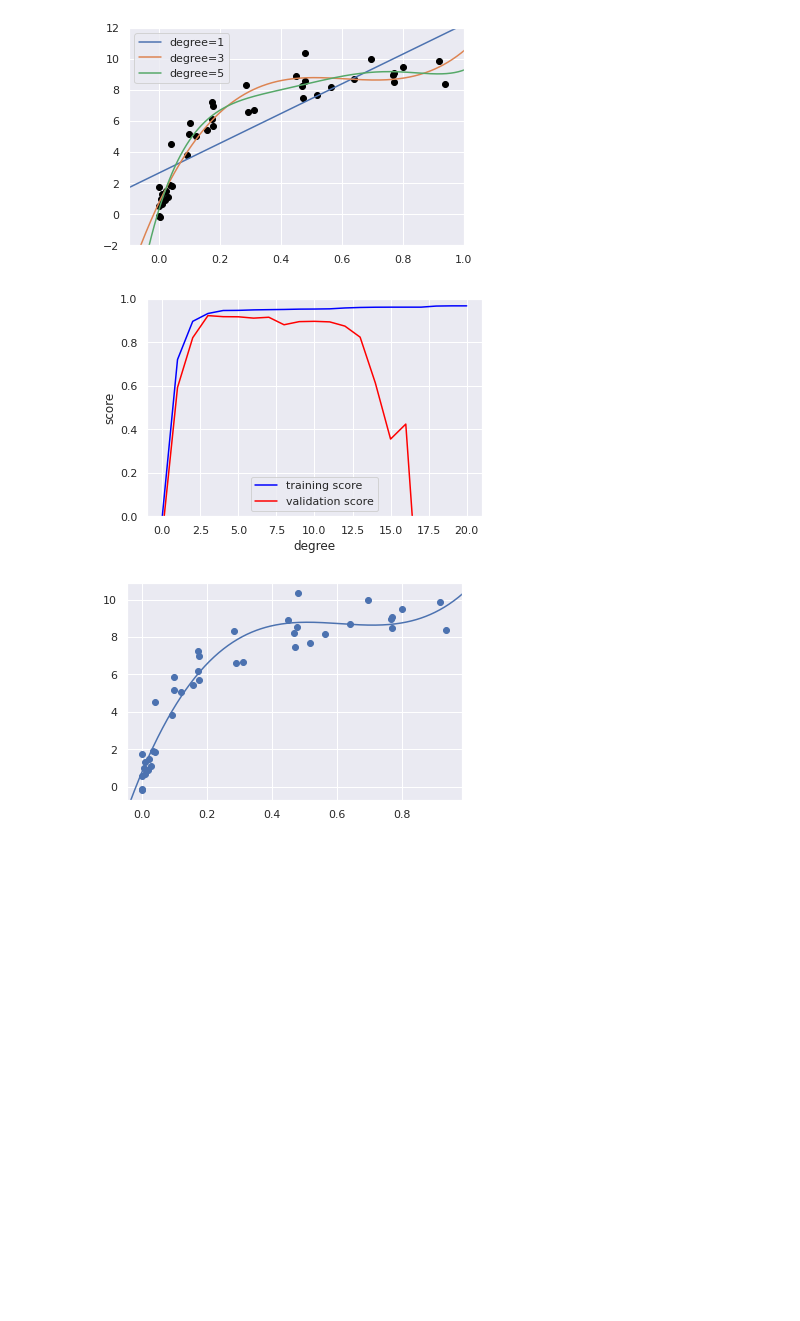
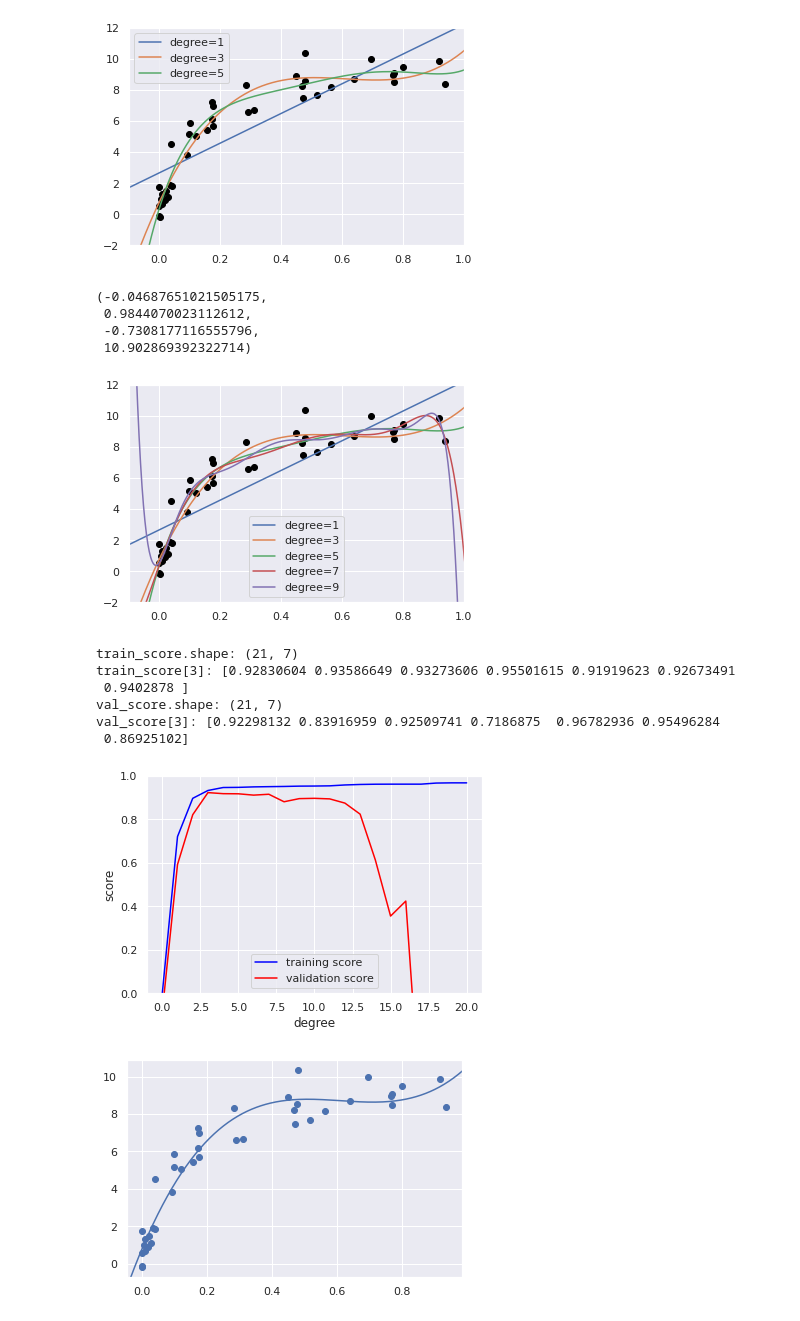
Before and after one commit to finesketch/data_science, a Jupyter notebook: Python_Data_Science_Handbook/05_Machine_Learning.ipynb, the cells around one changed output. Cells and saved outputs as stored; diff of their text form; code cells hidden in the pictures; blank space fills up the shorter version.

```diff
--- a/Python_Data_Science_Handbook/05_Machine_Learning.ipynb
+++ b/Python_Data_Science_Handbook/05_Machine_Learning.ipynb
@@ -586,20 +609,61 @@ plt.ylim(-2, 12)
 plt.legend(loc='best');
 # %% [output]
 [figure]
+# %%
+axis
+# %% [output]
+(-0.04687651021505175,
+ 0.9844070023112612,
+ -0.7308177116555796,
+ 10.902869392322714)
+# %%
+%matplotlib inline
+
+import matplotlib.pyplot as plt
+import seaborn; seaborn.set()  # plot formatting
+
+X_test = np.linspace(-0.1, 1.1, 500)[:, None]
+
+plt.scatter(X.ravel(), y, color='black')
+axis = plt.axis() # getting the range of both x-axis and y-axis
+
+for degree in [1, 3, 5, 7, 9]:
+    y_test = PolynomialRegression(degree).fit(X, y).predict(X_test)
+    plt.plot(X_test.ravel(), y_test, label='degree={0}'.format(degree))
+
+plt.xlim(-0.1, 1.0)
+plt.ylim(-2, 12)
+plt.legend(loc='best');
+# %% [output]
+[figure, added]
 # %%
 # validate
 
 from sklearn.model_selection import validation_curve
+
 degree = np.arange(0, 21)
 train_score, val_score = validation_curve(PolynomialRegression(), X, y, 'polynomialfeatures__degree', degree, cv=7)
 
-plt.plot(degree, np.median(train_score, 1), color='blue', label='training score')
-plt.plot(degree, np.median(val_score, 1), color='red', label='validation score')
+print(f'train_score.shape: {train_score.shape}')
+print(f'train_score[3]: {train_score[3]}')
+
+print(f'val_score.shape: {val_score.shape}')
+print(f'val_score[3]: {val_score[3]}')
+
+plt.plot(degree, np.median(train_score, axis=1), color='blue', label='training score')
+plt.plot(degree, np.median(val_score, axis=1), color='red', label='validation score')
+
 plt.legend(loc='best')
 plt.ylim(0, 1)
 plt.xlabel('degree')
 plt.ylabel('score');
 # %% [output]
+train_score.shape: (21, 7)
+train_score[3]: [0.92830604 0.93586649 0.93273606 0.95501615 0.91919623 0.92673491
+ 0.9402878 ]
+val_score.shape: (21, 7)
+val_score[3]: [0.92298132 0.83916959 0.92509741 0.7186875  0.96782936 0.95496284
+ 0.86925102]
 [figure]
 # %%
 plt.scatter(X.ravel(), y)
```
Also changed, not shown: parts of 24 cells of this notebook.
